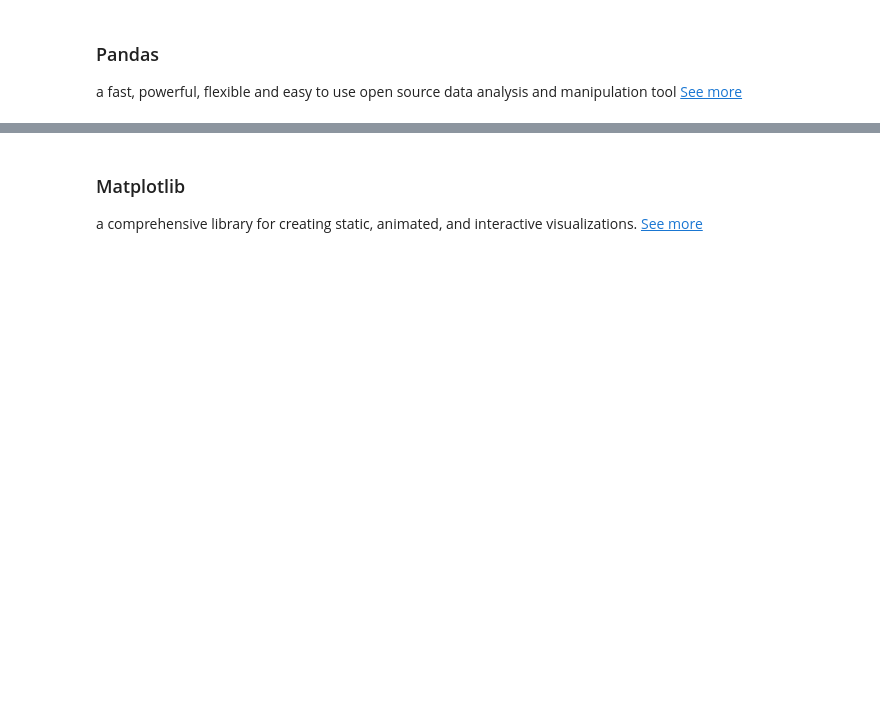
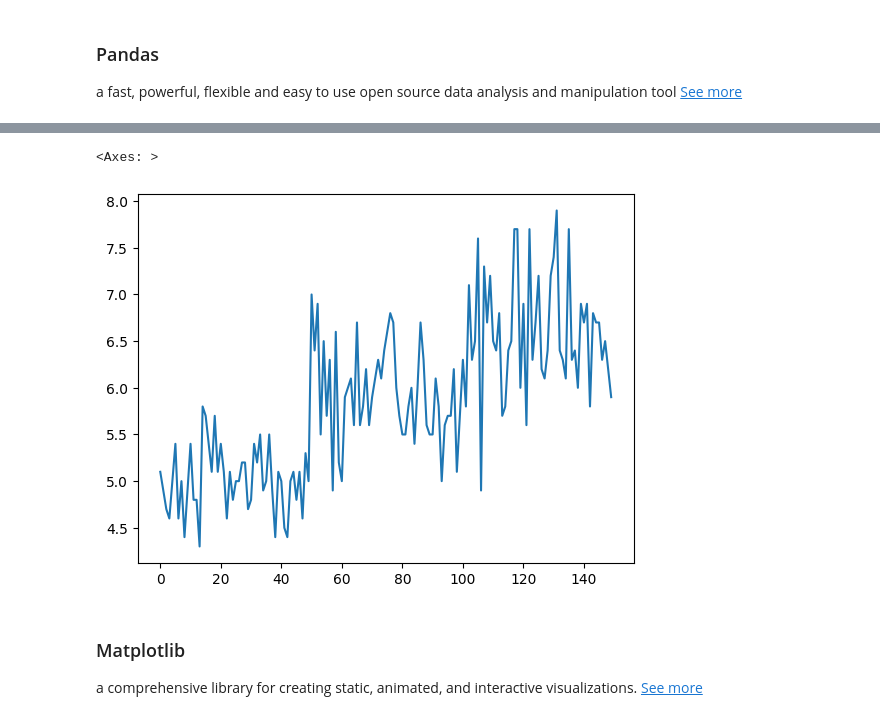
Before and after one commit to ougrid/my-knowledge-resource, a Jupyter notebook: [AI_Lecture]_Basic_Python.ipynb, the cells around one changed output, grey strips where cells are left out. Saved outputs shown, nothing was run; the diff lists cells and outputs as text; code cells hidden in the pictures; blank space fills up the shorter version.

```diff
--- a/[AI_Lecture]_Basic_Python.ipynb
+++ b/[AI_Lecture]_Basic_Python.ipynb
@@ -677,0 +1013,3 @@ iris
+# %%
+iris['new'] = iris['Sepal_Length'] + iris['Sepal_Width']
+iris
@@ -678,3 +1030,8 @@ iris
+# %%
+iris['Sepal_Length'].plot()
+# %% [output]
+<Axes: >
+[figure, added]
 # %% [markdown]
 ### Matplotlib
 a comprehensive library for creating static, animated, and interactive visualizations. [See more](https://matplotlib.org/stable/gallery/index.html)
```
Also changed, not shown: parts of 90 cells of this notebook.
